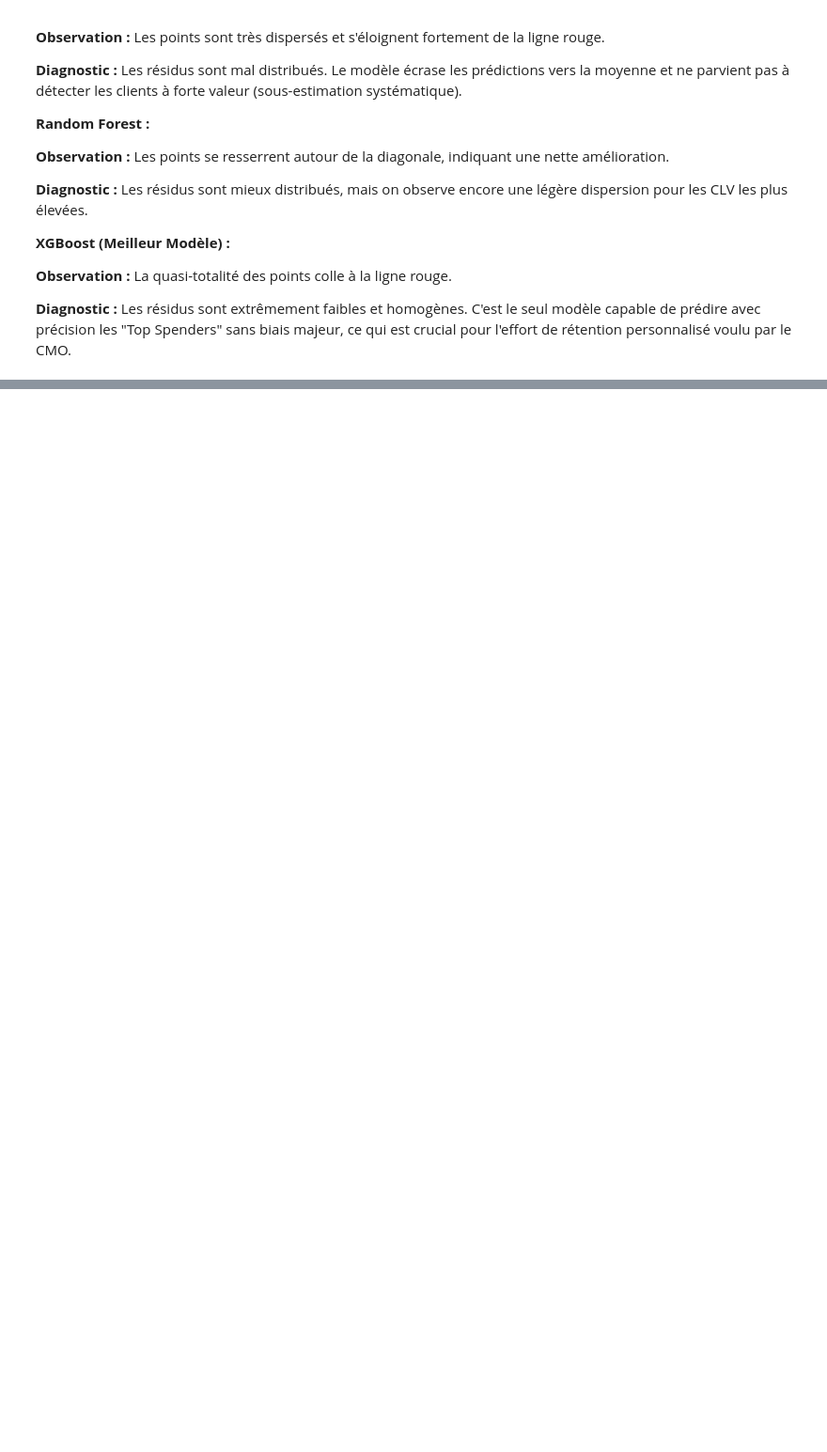
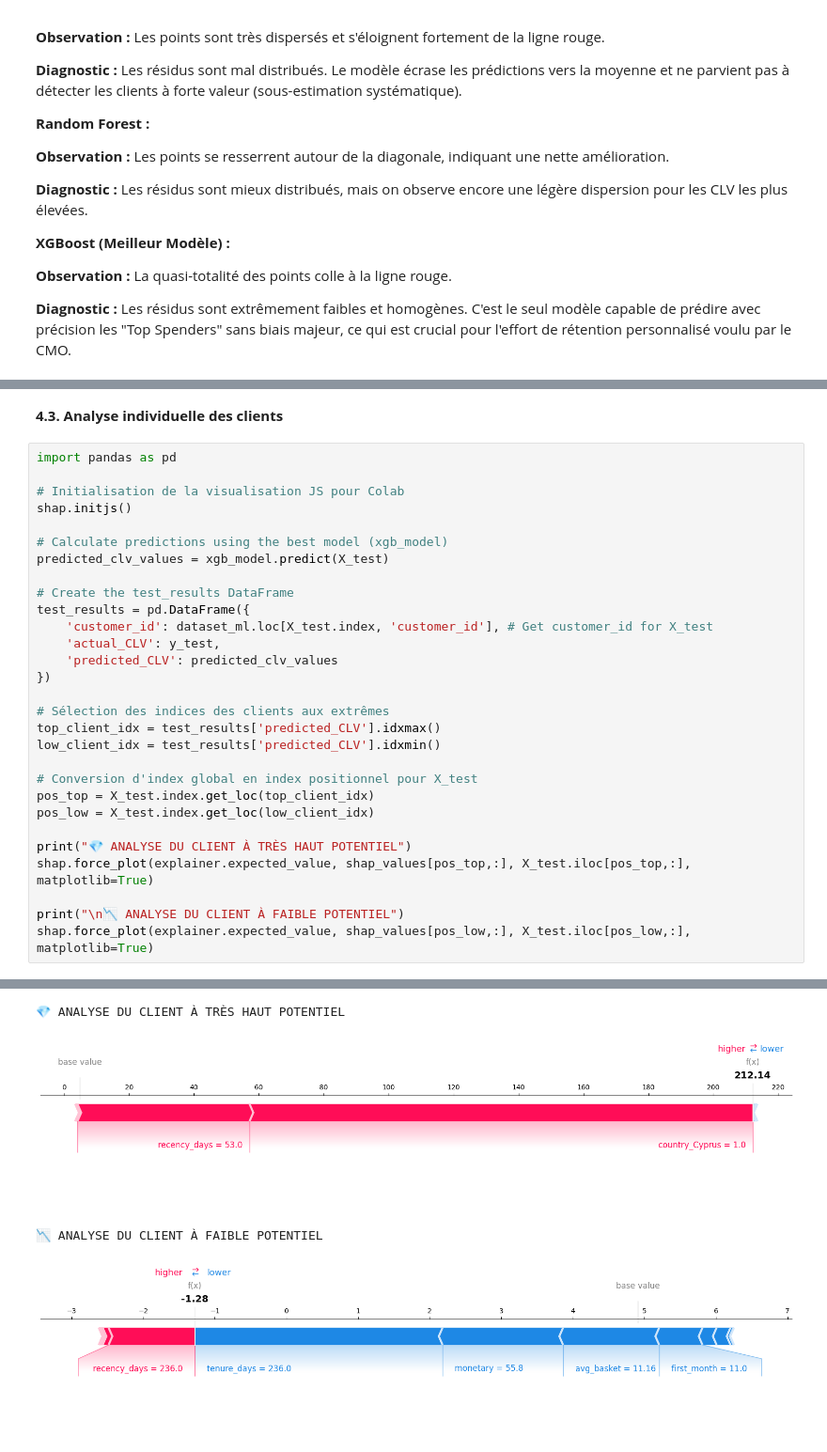
Before and after one commit to fds-imane/Data_Marketing, a Jupyter notebook: data_marketing_part3.ipynb, the cells around one changed output, grey strips where cells are left out. Shown at 94% size. Cells and saved outputs as stored; diff of their text form; blank space fills up the shorter version.

```diff
--- a/data_marketing_part3.ipynb
+++ b/data_marketing_part3.ipynb
@@ -412,0 +463,32 @@ plt.show()
+# %% [markdown]
+**4.3. Analyse individuelle des clients**
+# %%
+import pandas as pd
+
+# Initialisation de la visualisation JS pour Colab
+shap.initjs()
+
+# Calculate predictions using the best model (xgb_model)
+predicted_clv_values = xgb_model.predict(X_test)
+
+# Create the test_results DataFrame
+test_results = pd.DataFrame({
+    'customer_id': dataset_ml.loc[X_test.index, 'customer_id'], # Get customer_id for X_test
+    'actual_CLV': y_test,
+    'predicted_CLV': predicted_clv_values
+})
+
+# Sélection des indices des clients aux extrêmes
+top_client_idx = test_results['predicted_CLV'].idxmax()
+low_client_idx = test_results['predicted_CLV'].idxmin()
+
+# Conversion d'index global en index positionnel pour X_test
+pos_top = X_test.index.get_loc(top_client_idx)
+pos_low = X_test.index.get_loc(low_client_idx)
+
+print("💎 ANALYSE DU CLIENT À TRÈS HAUT POTENTIEL")
+shap.force_plot(explainer.expected_value, shap_values[pos_top,:], X_test.iloc[pos_top,:], matplotlib=True)
+
+print("\n📉 ANALYSE DU CLIENT À FAIBLE POTENTIEL")
+shap.force_plot(explainer.expected_value, shap_values[pos_low,:], X_test.iloc[pos_low,:], matplotlib=True)
+# %% [output]
@@ -412,0 +496,4 @@ plt.show()
+💎 ANALYSE DU CLIENT À TRÈS HAUT POTENTIEL
+[figure, added]
+📉 ANALYSE DU CLIENT À FAIBLE POTENTIEL
+[figure, added]
```
Also changed, not shown: parts of 12 cells of this notebook.
